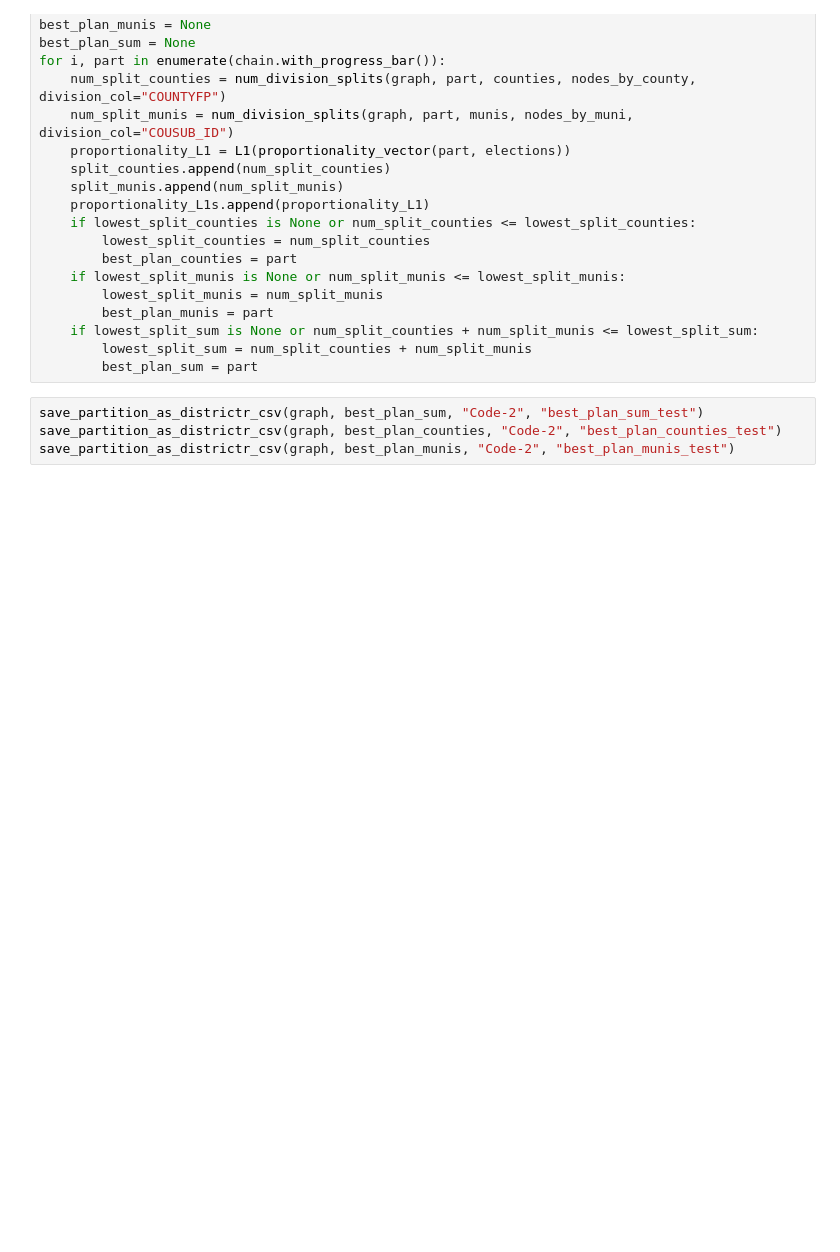
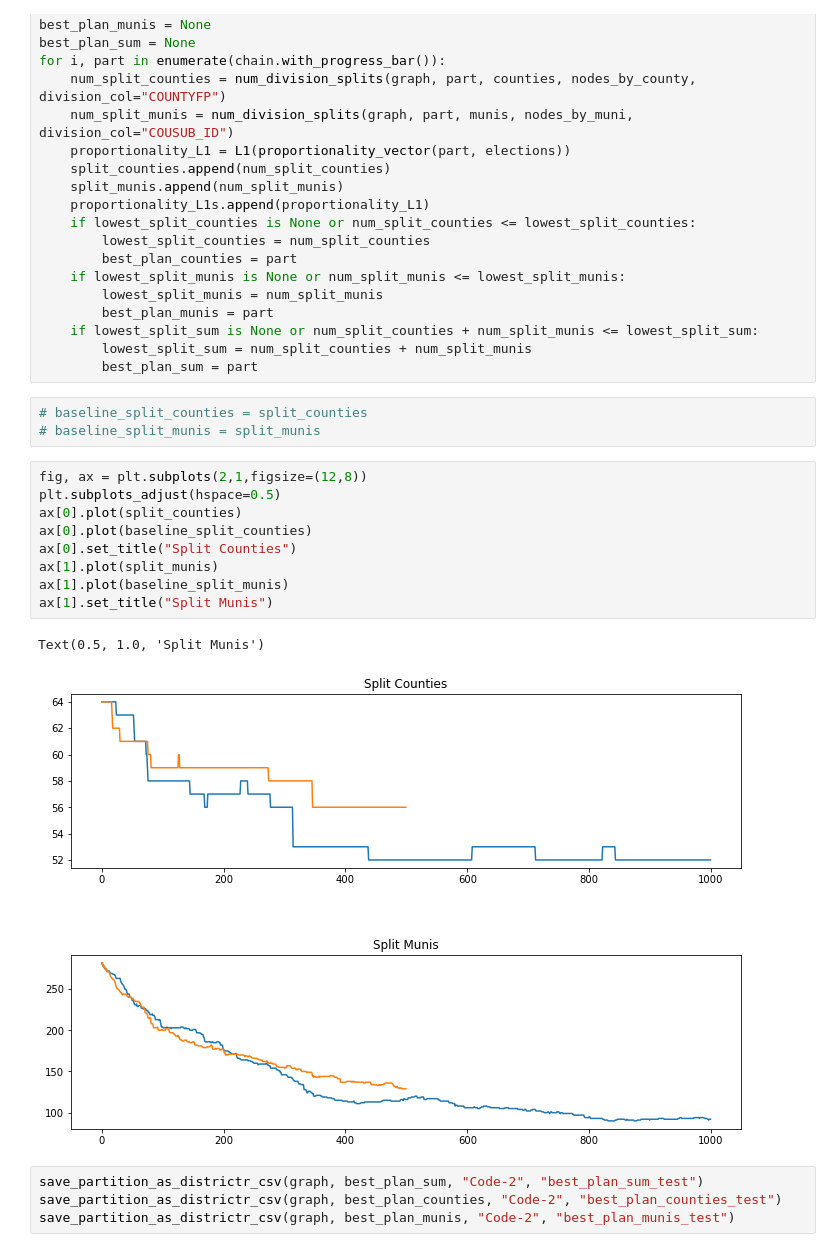
Before and after one commit to gabeschoenbach/division-aware, a Jupyter notebook: peter-chains.ipynb, the cells around one changed output. Cells and saved outputs as stored; diff of their text form; blank space fills up the shorter version.

```diff
--- a/peter-chains.ipynb
+++ b/peter-chains.ipynb
@@ -110,6 +116,21 @@ for i, part in enumerate(chain.with_progress_bar()):
     if lowest_split_sum is None or num_split_counties + num_split_munis <= lowest_split_sum:
         lowest_split_sum = num_split_counties + num_split_munis
         best_plan_sum = part
+# %%
+# baseline_split_counties = split_counties
+# baseline_split_munis = split_munis
+# %%
+fig, ax = plt.subplots(2,1,figsize=(12,8))
+plt.subplots_adjust(hspace=0.5)
+ax[0].plot(split_counties)
+ax[0].plot(baseline_split_counties)
+ax[0].set_title("Split Counties")
+ax[1].plot(split_munis)
+ax[1].plot(baseline_split_munis)
+ax[1].set_title("Split Munis")
+# %% [output]
+Text(0.5, 1.0, 'Split Munis')
+[figure, added]
 # %%
 save_partition_as_districtr_csv(graph, best_plan_sum, "Code-2", "best_plan_sum_test")
 save_partition_as_districtr_csv(graph, best_plan_counties, "Code-2", "best_plan_counties_test")
```
Also changed, not shown: parts of 1 cell of this notebook, 1 other file.
